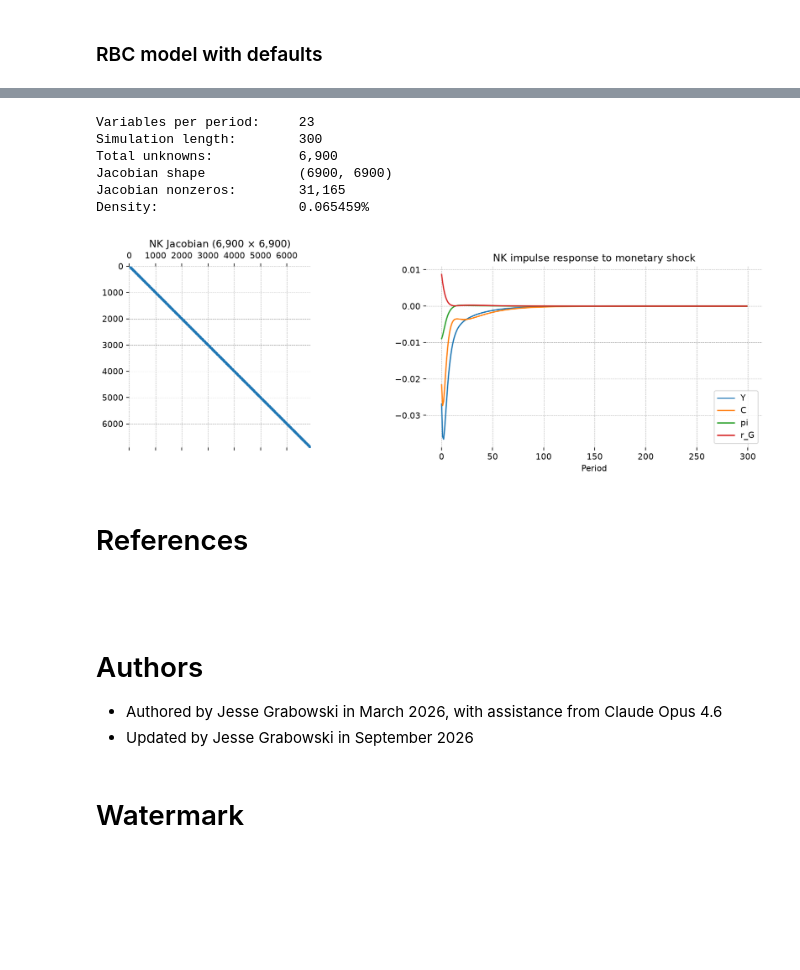
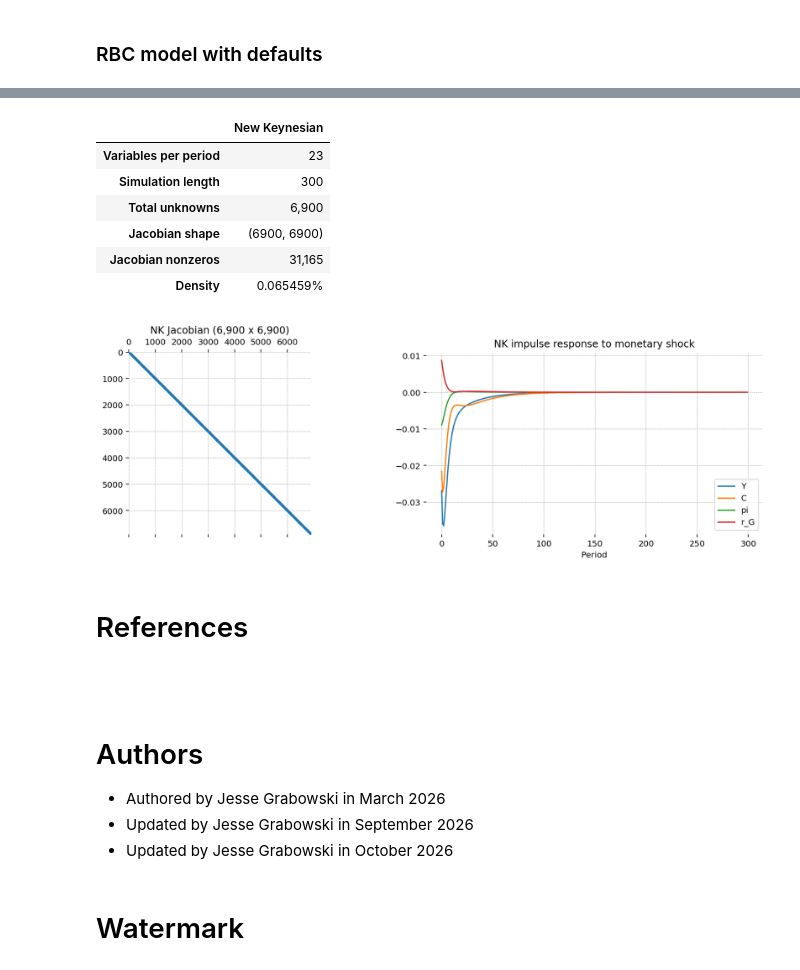
Before and after one commit to jessegrabowski/gEconpy, a Jupyter notebook: notebooks/introductory/sparse_root_solvers.ipynb, the cells around one changed output, grey strips where cells are left out. Cells and saved outputs as stored; diff of their text form; code cells hidden in the pictures; blank space fills up the shorter version.

```diff
--- a/notebooks/introductory/sparse_root_solvers.ipynb
+++ b/notebooks/introductory/sparse_root_solvers.ipynb
@@ -416,7 +419,11 @@ shock_nk = np.zeros(T_nk)
 shock_nk[0] = 0.01
 
 trajectory_nk, result_nk = ge.solve_perfect_foresight(
-    nk, simulation_length=T_nk, shocks={"epsilon_R": shock_nk}, solver=LevenbergMarquardt()
+    nk,
+    simulation_length=T_nk,
+    shocks={"epsilon_R": shock_nk},
+    solver=LevenbergMarquardt(),
+    sparse_root_kwargs={"progressbar": False},
 )
 print(f"Success: {result_nk.success}, iterations: {result_nk.nit}")
 # %% [output]
@@ -426,32 +431,39 @@ Success: True, iterations: 13
 # %%
 n_vars_nk = len(nk.variables)
-print(f"{'Variables per period:':25} {n_vars_nk}")
-print(f"{'Simulation length:':25} {T_nk}")
-print(f"{'Total unknowns:':25} {T_nk * n_vars_nk:,}")
-print(f"{'Jacobian shape':25} {result_nk.jac.shape}")
-print(f"{'Jacobian nonzeros:':25} {result_nk.jac.nnz:,}")
-print(f"{'Density:':25} {result_nk.jac.nnz / np.prod(result_nk.jac.shape):.6%}")
+
+pd.Series(
+    {
+        "Variables per period": n_vars_nk,
+        "Simulation length": T_nk,
+        "Total unknowns": f"{T_nk * n_vars_nk:,}",
+        "Jacobian shape": result_nk.jac.shape,
+        "Jacobian nonzeros": f"{result_nk.jac.nnz:,}",
+        "Density": f"{result_nk.jac.nnz / np.prod(result_nk.jac.shape):.6%}",
+    },
+    name="New Keynesian",
+).to_frame()
 # %% [output]
-Variables per period:     23
-Simulation length:        300
-Total unknowns:           6,900
-Jacobian shape            (6900, 6900)
-Jacobian nonzeros:        31,165
-Density:                  0.065459%
+|  | New Keynesian |
+| Variables per period | 23 |
+| Simulation length | 300 |
+| Total unknowns | 6,900 |
+| Jacobian shape | (6900, 6900) |
+| Jacobian nonzeros | 31,165 |
+| Density | 0.065459% |
 # %%
 fig, axes = plt.subplots(1, 2, figsize=(12, 4))
 
 axes[0].spy(result_nk.jac, markersize=0.02)
-axes[0].set_title(f"NK Jacobian ({result_nk.jac.shape[0]:,} × {result_nk.jac.shape[1]:,})")
+axes[0].set_title(f"NK Jacobian ({result_nk.jac.shape[0]:,} x {result_nk.jac.shape[1]:,})")
 
 steady_state_nk = pd.Series({k.removesuffix("_ss"): v for k, v in nk.steady_state().items()})
 
 (trajectory_nk - steady_state_nk)[["Y", "C", "pi", "r_G"]].plot(ax=axes[1])
 axes[1].set_xlabel("Period")
 axes[1].set_title("NK impulse response to monetary shock")
 plt.show()
 # %% [output]
-[figure, old version]
+[figure, new version]
 # %% [markdown]
 # References
 
@@ -460,8 +472,9 @@ plt.show()
 # %% [markdown]
 # Authors
 
-- Authored by Jesse Grabowski in March 2026, with assistance from Claude Opus 4.6
+- Authored by Jesse Grabowski in March 2026
 - Updated by Jesse Grabowski in September 2026
+- Updated by Jesse Grabowski in October 2026
 # %% [markdown]
 # Watermark
 # %%
```
Also changed, not shown: parts of 31 cells of this notebook.
